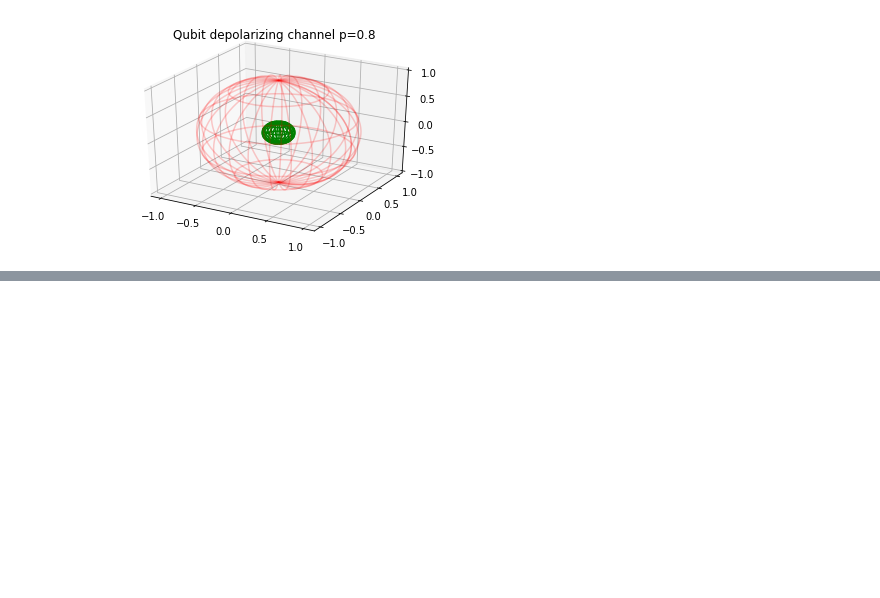
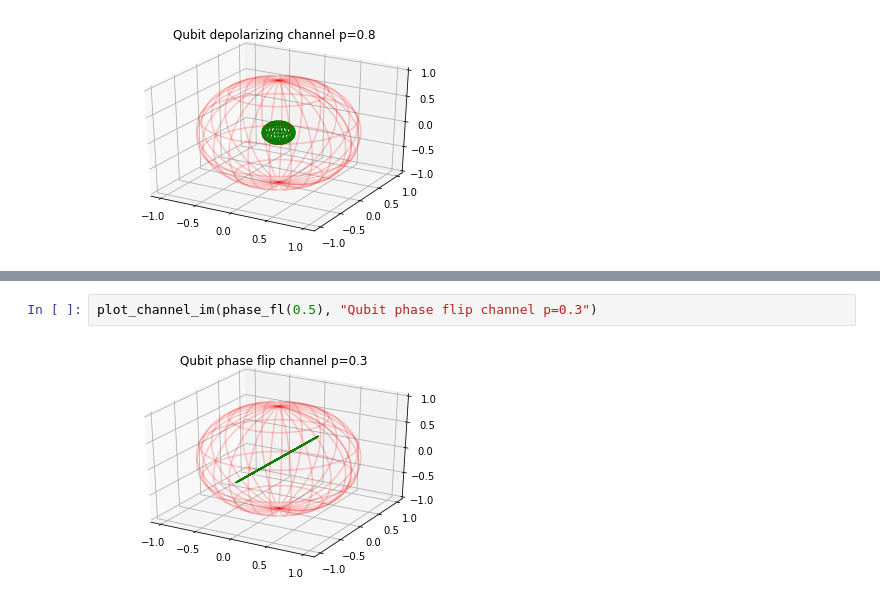
Before and after one commit to giisbert/quantuminformation19, a Jupyter notebook: Untitled.ipynb, the cells around one changed output, grey strips where cells are left out. Drawn from its saved outputs; the diff is of its cells as text; blank space fills up the shorter version.

```diff
--- a/Untitled.ipynb
+++ b/Untitled.ipynb
@@ -210,0 +251,4 @@ plot_channel_im(depol_channel(0.8), "Qubit depolarizing channel p=0.8")
+# %%
+plot_channel_im(phase_fl(0.5), "Qubit phase flip channel p=0.3")
+# %% [output]
+[figure, added]
```
Also changed, not shown: parts of 15 cells of this notebook.
